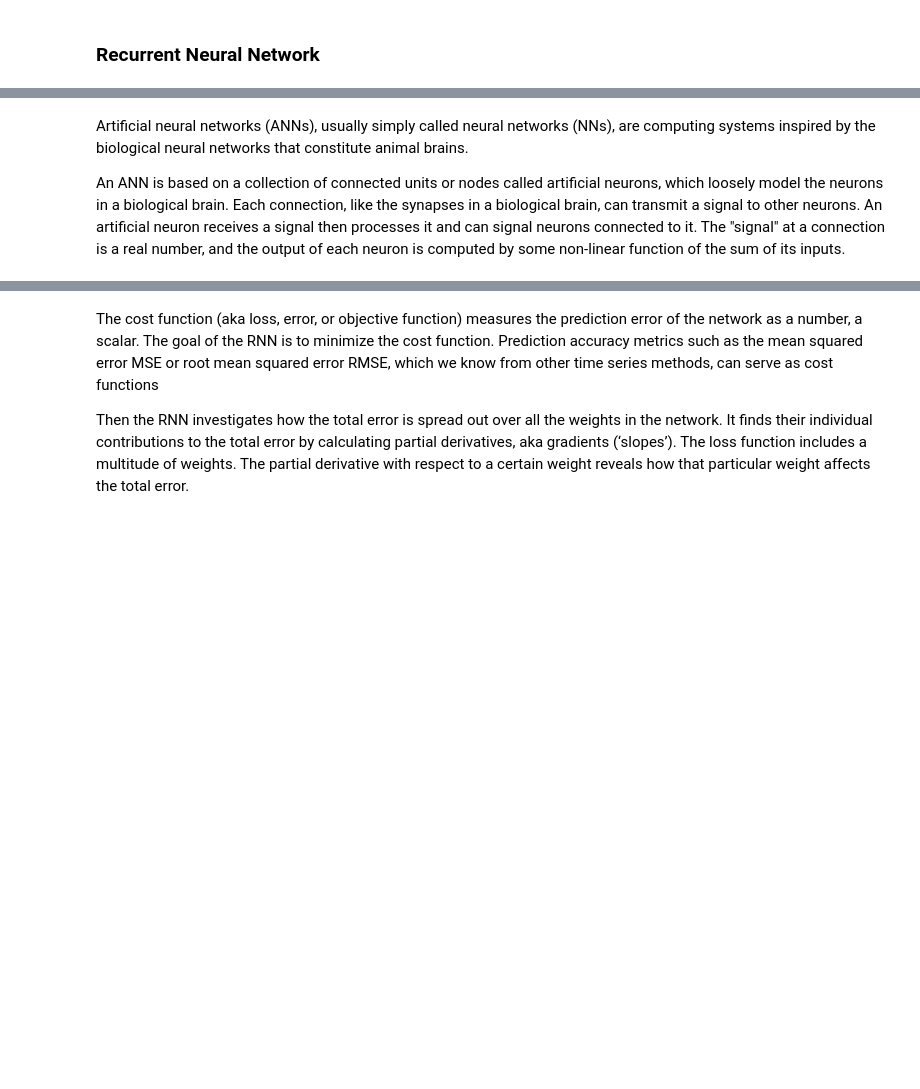
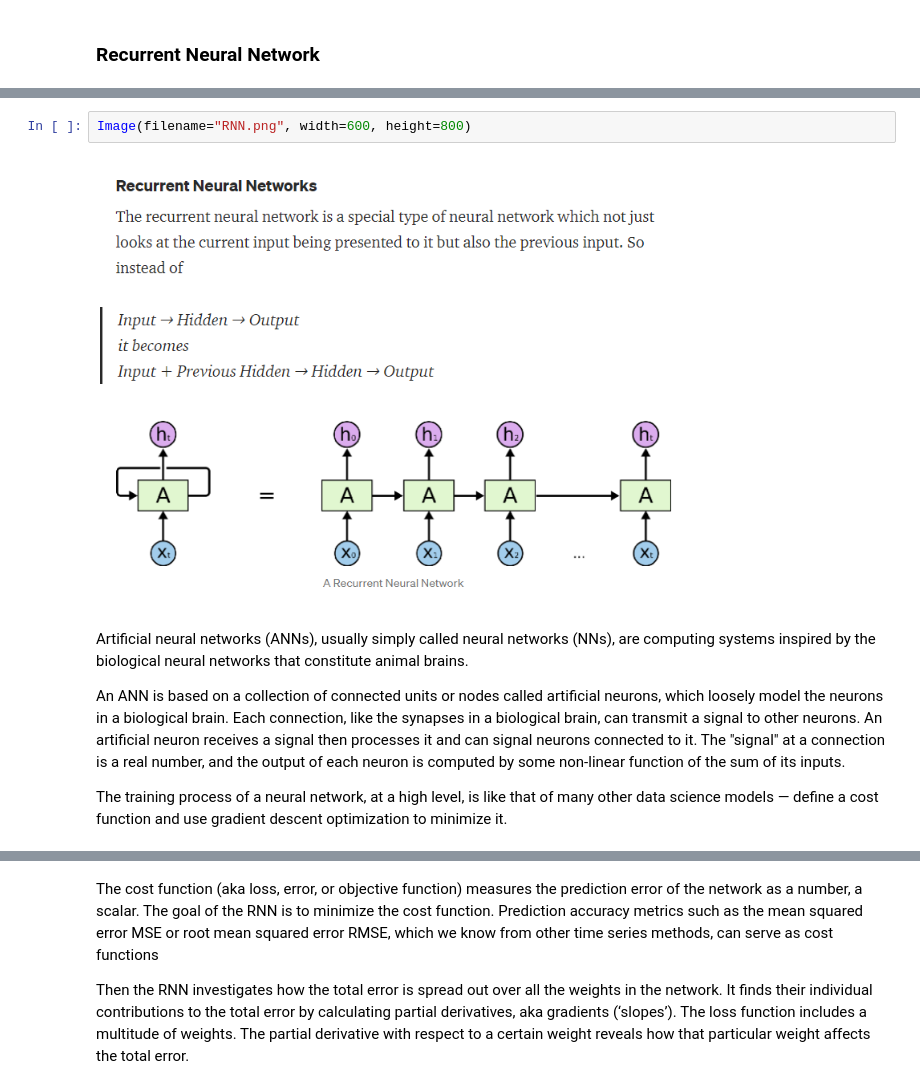
Before and after one commit to sahilnisar/.ipynb_checkpoints, a Jupyter notebook: Recurrent Neural Networks.ipynb, the cells around one changed output, grey strips where cells are left out. Saved outputs shown, nothing was run; the diff lists cells and outputs as text; blank space fills up the shorter version.

```diff
--- a/Recurrent Neural Networks.ipynb
+++ b/Recurrent Neural Networks.ipynb
@@ -30,7 +45,13 @@ Image(filename="Screenshot 2022-03-31 162302.jpg", width=400, height=400)
+# %%
+Image(filename="RNN.png", width=600, height=800)
+# %% [output]
+[figure, added]
 # %% [markdown]
 Artificial neural networks (ANNs), usually simply called neural networks (NNs), are computing systems inspired by the biological neural networks that constitute animal brains.
 
 An ANN is based on a collection of connected units or nodes called artificial neurons, which loosely model the neurons in a biological brain. Each connection, like the synapses in a biological brain, can transmit a signal to other neurons. An artificial neuron receives a signal then processes it and can signal neurons connected to it. The "signal" at a connection is a real number, and the output of each neuron is computed by some non-linear function of the sum of its inputs.
+
+The training process of a neural network, at a high level, is like that of many other data science models — define a cost function and use gradient descent optimization to minimize it.
 # %% [markdown]
 A recurrent neural network, by contrast, retains a memory of what it has processed in its recent previous steps
 
```
Also changed, not shown: parts of 26 cells of this notebook, 3 other files.
